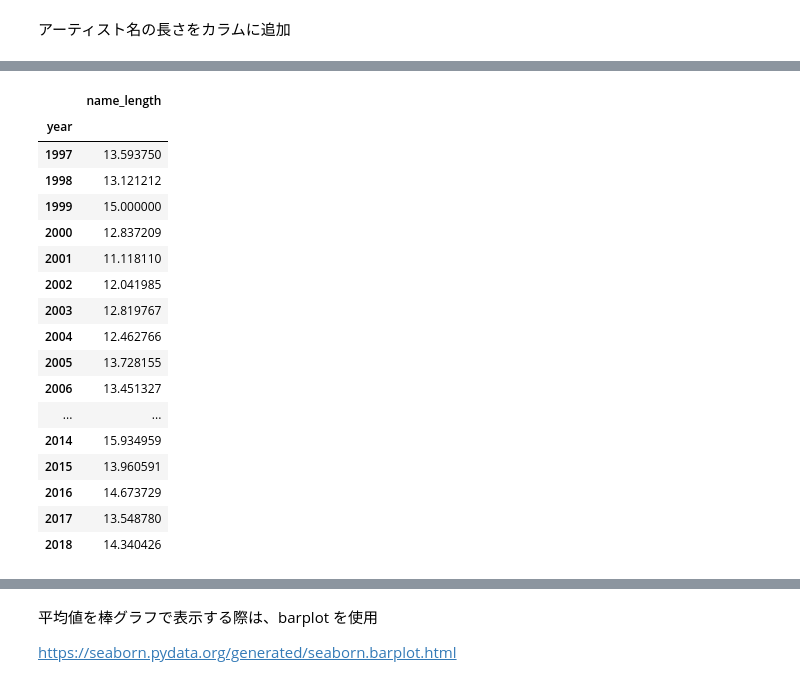
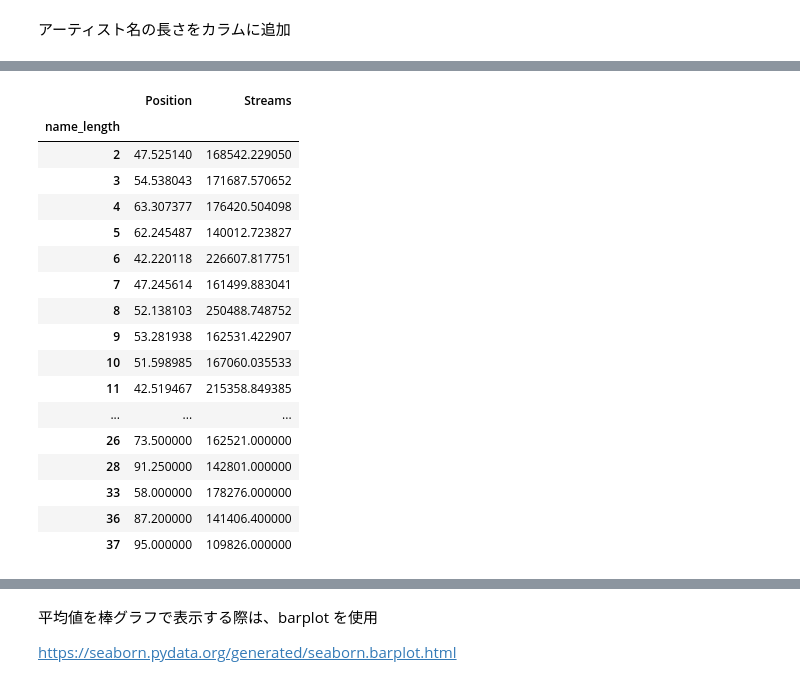
Before and after one commit to loverico/python_lecture, a Jupyter notebook: [Python講座]第2回CSVファイルのデータを可視化する.ipynb, the cells around one changed output, grey strips where cells are left out. Drawn from its saved outputs; the diff is of its cells as text; code cells hidden in the pictures.

```diff
--- a/[Python講座]第2回CSVファイルのデータを可視化する.ipynb
+++ b/[Python講座]第2回CSVファイルのデータを可視化する.ipynb
@@ -184,6 +210,6 @@ master_df["artist_name"] = master_df["artist_name"].astype(str)
 # %%
 # artist_name カラムの要素に1つずつ、len() メソッドを適用し、アーティスト名の長さを取得
-master_df["name_length"] = master_df["artist_name"].map(len)
+master_df["name_length"] = master_df["Artist"].map(len) # map関数で各行の値を長さにマッピング（変換）している
 # %%
 master_df.head()
 # %% [output]
@@ -258,6 +305,6 @@ name_length     0
 dtype: int64
 # %%
 # 欠損値(null)を置換
-master_df.fillna(value={'stage': ''}, inplace=True)
+master_df.fillna(value={'Track Name': ''}, inplace=True)
 master_df.isnull().sum()
 # %% [output]
@@ -317,0 +336,3 @@ fuji_rock.head(5)
+# %%
+# 複数条件がある場合は、 各条件をブレースでまとめて、 &( or　検索の場合は |)といった演算子をつける
+top100_2019 = master_df[(master_df.date >= "2019-01-01") & (master_df.Position <= 100 )].sort_values(by=["date", "Position"], ascending=True)
@@ -336,22 +370,25 @@ fuji_rock_groupby_year = fuji_rock.groupby('year')
+# %%
+# 名前の長さごとにデータを分割
+top100_groupby_name_length = top100_2019.groupby('name_length')
 # %%
-# 年ごとの平均値を算出、データを合成
-fuji_rock_groupby_year.mean()
+# 名前の長さごとの平均値を算出、データを合成
+top100_groupby_name_length.mean()
 # %% [output]
-|  | name_length |
-| year |  |
-| 1997 | 13.593750 |
-| 1998 | 13.121212 |
-| 1999 | 15.000000 |
-| 2000 | 12.837209 |
-| 2001 | 11.118110 |
-| 2002 | 12.041985 |
-| 2003 | 12.819767 |
-| 2004 | 12.462766 |
-| 2005 | 13.728155 |
-| 2006 | 13.451327 |
-| ... | ... |
-| 2014 | 15.934959 |
-| 2015 | 13.960591 |
-| 2016 | 14.673729 |
-| 2017 | 13.548780 |
-| 2018 | 14.340426 |
+|  | Position | Streams |
+| name_length |  |  |
+| 2 | 47.525140 | 168542.229050 |
+| 3 | 54.538043 | 171687.570652 |
+| 4 | 63.307377 | 176420.504098 |
+| 5 | 62.245487 | 140012.723827 |
+| 6 | 42.220118 | 226607.817751 |
+| 7 | 47.245614 | 161499.883041 |
+| 8 | 52.138103 | 250488.748752 |
+| 9 | 53.281938 | 162531.422907 |
+| 10 | 51.598985 | 167060.035533 |
+| 11 | 42.519467 | 215358.849385 |
+| ... | ... | ... |
+| 26 | 73.500000 | 162521.000000 |
+| 28 | 91.250000 | 142801.000000 |
+| 33 | 58.000000 | 178276.000000 |
+| 36 | 87.200000 | 141406.400000 |
+| 37 | 95.000000 | 109826.000000 |
```
Also changed, not shown: parts of 43 cells of this notebook.
